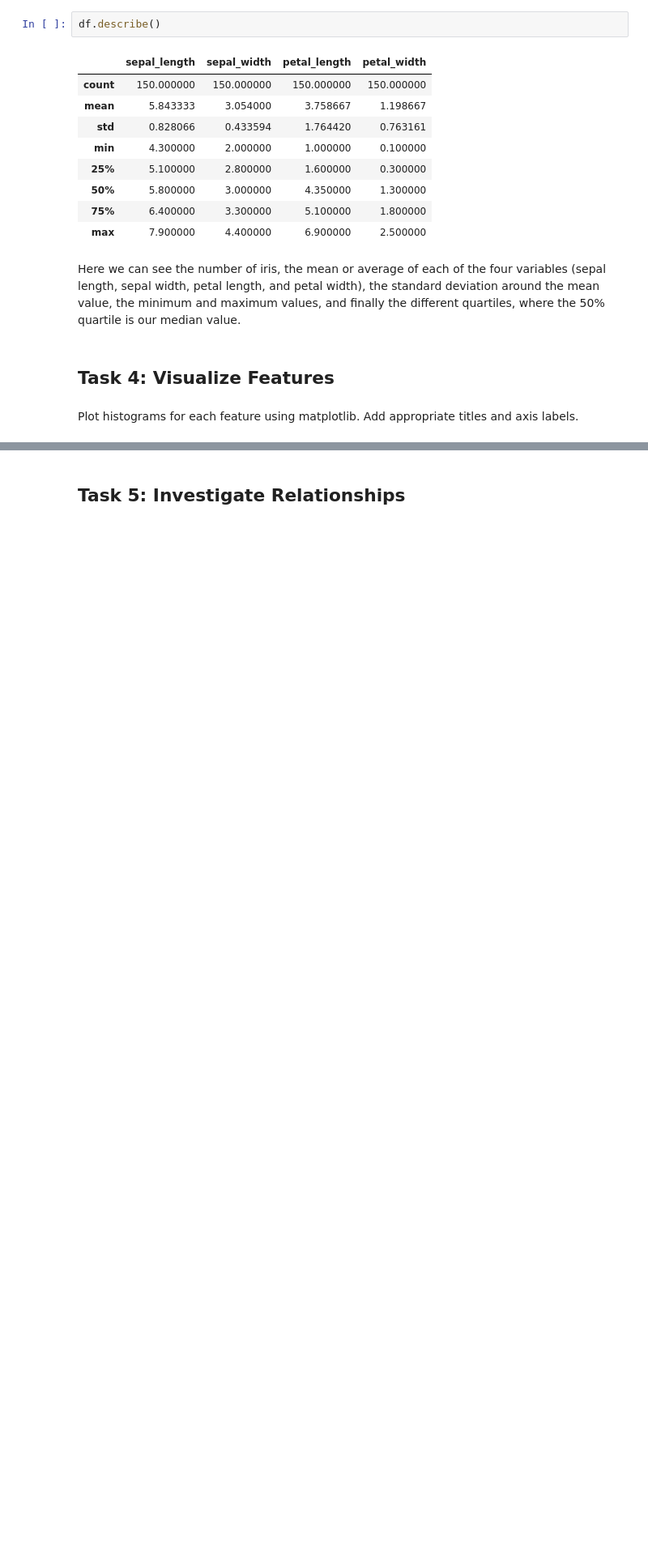
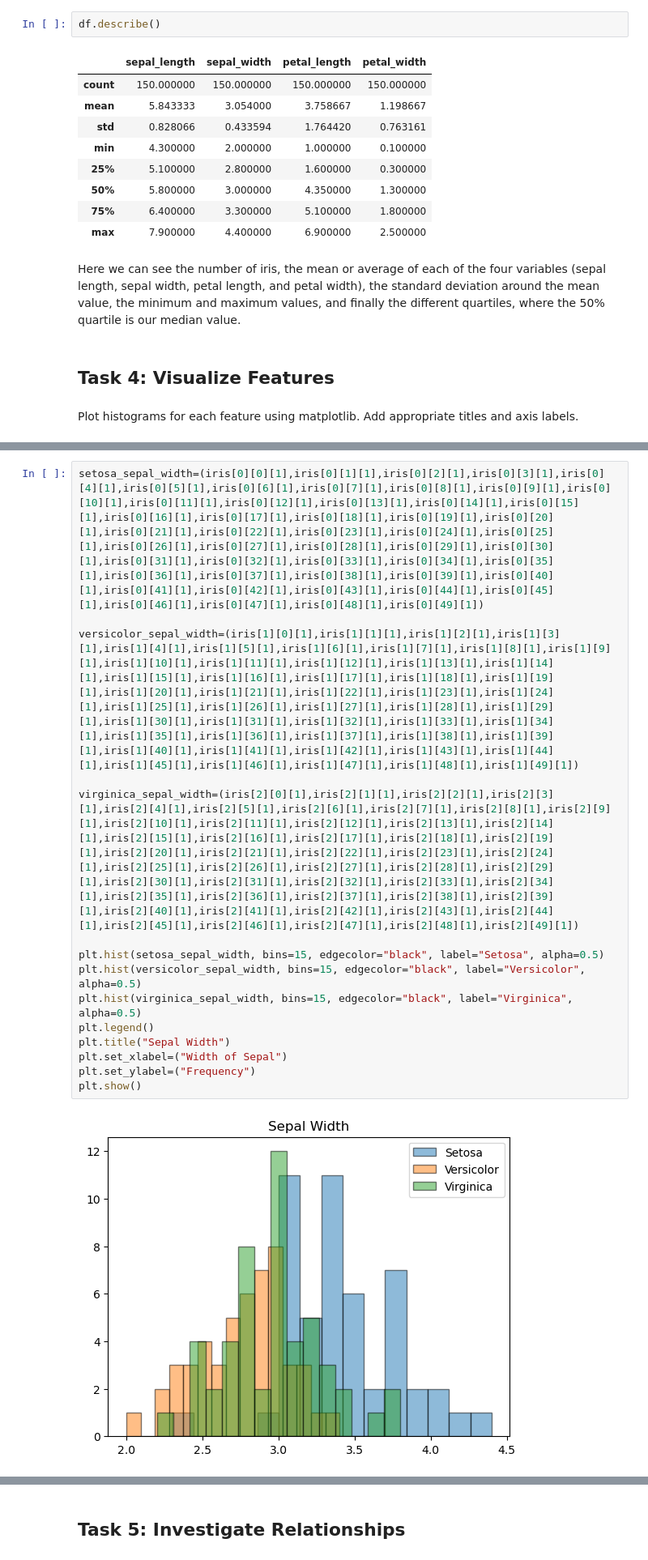
Before and after one commit to callagg2/principles_of_data_analytics, a Jupyter notebook: assessment/tasks.ipynb, the cells around one changed output, grey strips where cells are left out. Shown: that part at 81% size. Saved outputs shown, nothing was run; the diff lists cells and outputs as text; blank space fills up the shorter version.

```diff
--- a/assessment/tasks.ipynb
+++ b/assessment/tasks.ipynb
@@ -90,0 +123,17 @@ Add appropriate titles and axis labels.
+# %%
+setosa_sepal_width=(iris[0][0][1],iris[0][1][1],iris[0][2][1],iris[0][3][1],iris[0][4][1],iris[0][5][1],iris[0][6][1],iris[0][7][1],iris[0][8][1],iris[0][9][1],iris[0][10][1],iris[0][11][1],iris[0][12][1],iris[0][13][1],iris[0][14][1],iris[0][15][1],iris[0][16][1],iris[0][17][1],iris[0][18][1],iris[0][19][1],iris[0][20][1],iris[0][21][1],iris[0][22][1],iris[0][23][1],iris[0][24][1],iris[0][25][1],iris[0][26][1],iris[0][27][1],iris[0][28][1],iris[0][29][1],iris[0][30][1],iris[0][31][1],iris[0][32][1],iris[0][33][1],iris[0][34][1],iris[0][35][1],iris[0][36][1],iris[0][37][1],iris[0][38][1],iris[0][39][1],iris[0][40][1],iris[0][41][1],iris[0][42][1],iris[0][43][1],iris[0][44][1],iris[0][45][1],iris[0][46][1],iris[0][47][1],iris[0][48][1],iris[0][49][1])
+
+versicolor_sepal_width=(iris[1][0][1],iris[1][1][1],iris[1][2][1],iris[1][3][1],iris[1][4][1],iris[1][5][1],iris[1][6][1],iris[1][7][1],iris[1][8][1],iris[1][9][1],iris[1][10][1],iris[1][11][1],iris[1][12][1],iris[1][13][1],iris[1][14][1],iris[1][15][1],iris[1][16][1],iris[1][17][1],iris[1][18][1],iris[1][19][1],iris[1][20][1],iris[1][21][1],iris[1][22][1],iris[1][23][1],iris[1][24][1],iris[1][25][1],iris[1][26][1],iris[1][27][1],iris[1][28][1],iris[1][29][1],iris[1][30][1],iris[1][31][1],iris[1][32][1],iris[1][33][1],iris[1][34][1],iris[1][35][1],iris[1][36][1],iris[1][37][1],iris[1][38][1],iris[1][39][1],iris[1][40][1],iris[1][41][1],iris[1][42][1],iris[1][43][1],iris[1][44][1],iris[1][45][1],iris[1][46][1],iris[1][47][1],iris[1][48][1],iris[1][49][1])
+
+virginica_sepal_width=(iris[2][0][1],iris[2][1][1],iris[2][2][1],iris[2][3][1],iris[2][4][1],iris[2][5][1],iris[2][6][1],iris[2][7][1],iris[2][8][1],iris[2][9][1],iris[2][10][1],iris[2][11][1],iris[2][12][1],iris[2][13][1],iris[2][14][1],iris[2][15][1],iris[2][16][1],iris[2][17][1],iris[2][18][1],iris[2][19][1],iris[2][20][1],iris[2][21][1],iris[2][22][1],iris[2][23][1],iris[2][24][1],iris[2][25][1],iris[2][26][1],iris[2][27][1],iris[2][28][1],iris[2][29][1],iris[2][30][1],iris[2][31][1],iris[2][32][1],iris[2][33][1],iris[2][34][1],iris[2][35][1],iris[2][36][1],iris[2][37][1],iris[2][38][1],iris[2][39][1],iris[2][40][1],iris[2][41][1],iris[2][42][1],iris[2][43][1],iris[2][44][1],iris[2][45][1],iris[2][46][1],iris[2][47][1],iris[2][48][1],iris[2][49][1])
+
+plt.hist(setosa_sepal_width, bins=15, edgecolor="black", label="Setosa", alpha=0.5)
+plt.hist(versicolor_sepal_width, bins=15, edgecolor="black", label="Versicolor", alpha=0.5)
+plt.hist(virginica_sepal_width, bins=15, edgecolor="black", label="Virginica", alpha=0.5)
+plt.legend()
+plt.title("Sepal Width")
+plt.set_xlabel=("Width of Sepal")
+plt.set_ylabel=("Frequency")
+plt.show()
+# %% [output]
+[figure, added]
```
Also changed, not shown: parts of 11 cells of this notebook.
